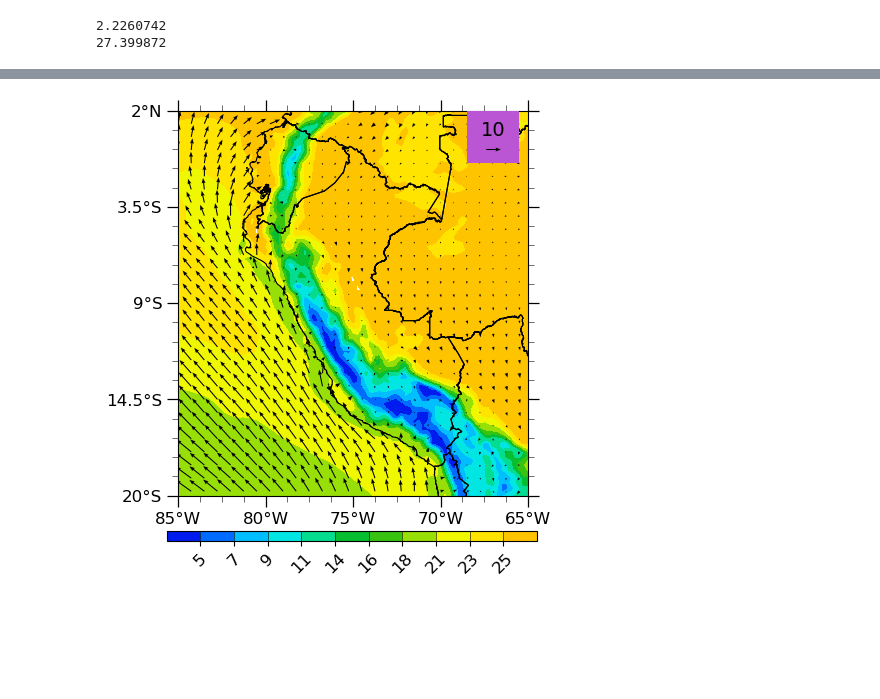
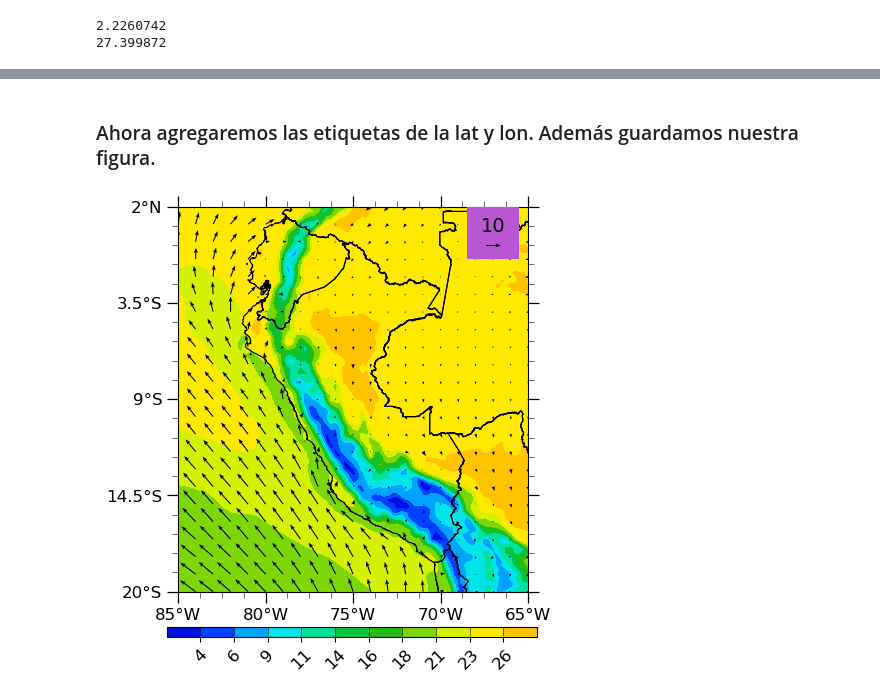
Before and after one commit to cryohydromettools/python_climatologia, a Jupyter notebook: book/dia6/01.Lectura_visualizacion_ERA5.ipynb, the cells around one changed output, grey strips where cells are left out. Saved outputs shown, nothing was run; the diff lists cells and outputs as text; code cells hidden in the pictures; blank space fills up the shorter version.

```diff
--- a/book/dia6/01.Lectura_visualizacion_ERA5.ipynb
+++ b/book/dia6/01.Lectura_visualizacion_ERA5.ipynb
@@ -53,8 +76,8 @@ print(T.values.max())
 import cmaps
 import geocat.viz as gv
 # %%
-# Define the contour levels
-clevs = np.linspace(T.values.min(), T.values.max(), 12, dtype=float).round()
+# Definir los niveles de contorno
+clevs = np.linspace(T.values.min()-0.5, T.values.max()+0.5, 12, dtype=float).round()
 
 # Importando la base del colormap para trabajar
 newcmp = gv.truncate_colormap(cmaps.BkBlAqGrYeOrReViWh200,
@@ -64,5 +246,7 @@ newcmp = gv.truncate_colormap(cmaps.BkBlAqGrYeOrReViWh200,
+# %% [markdown]
+### Ahora agregaremos las etiquetas de la lat y lon. Además guardamos nuestra figura.
 # %%
-# Generate figure (set its size (width, height) in inches) and axes using Cartopy
+# Genere una figura (establezca su tamaño (ancho, alto) en pulgadas) y ejes usando Cartopy
 fig = plt.figure(figsize=(5, 5))
 ax = plt.axes(projection=projection)
 ax.set_extent([lon.min(), lon.max(), lat.min(), lat.max()], crs=projection)
@@ -83,17 +267,18 @@ cbar = plt.colorbar(cf,
                     orientation='horizontal')
 cbar.ax.tick_params(labelsize=12, rotation=45)
 
+# Agregamos los vectores del viento con quiver
 
-Q = ax.quiver(lon[::3,::3],
-              lat[::3,::3],
-              U[::3,::3],
-              V[::3,::3],
+dim_grid = 4
+Q = ax.quiver(lon[::dim_grid,::dim_grid],
+              lat[::dim_grid,::dim_grid],
+              U[::dim_grid,::dim_grid],
+              V[::dim_grid,::dim_grid],
               color='black',
               width=.003,
               scale=120.,
               headwidth=3.75,
               zorder=4)
-
 
 # Dibujo del cuadro del vector de velocidad de referencia
 rect = plt.Rectangle((-68.5, -1),
@@ -105,31 +290,31 @@ rect = plt.Rectangle((-68.5, -1),
 ax.add_patch(rect)
 
 ax.quiverkey(Q,
              0.9,
              0.9,
              5,
              '10',
              labelpos='N',
              color='black',
              coordinates='axes',
              fontproperties={'size': 14},
              labelsep=0.1)
 
 # definimos las caracteristicas de los "ticks"
 gv.set_axes_limits_and_ticks(ax,
                              xticks=np.linspace(lon.min(), lon.max(), 5),
                              yticks=np.linspace(lat.min(), lat.max(), 5))
 
 # Adicion de las latitudes y longitudes correspondientes
 gv.add_lat_lon_ticklabels(ax)
 
 # configuración de los "ticks" mayores y menores
 gv.add_major_minor_ticks(ax,
                          x_minor_per_major=4,
                          y_minor_per_major=5,
                          labelsize=12)
 
 fig.savefig('fig/Temp_202101.png', dpi = 200, facecolor='w', bbox_inches = 'tight',
             pad_inches = 0.1)
 # %% [output]
-[figure, old version]
+[figure, new version]
```
Also changed, not shown: parts of 24 cells of this notebook, 2 other files.
